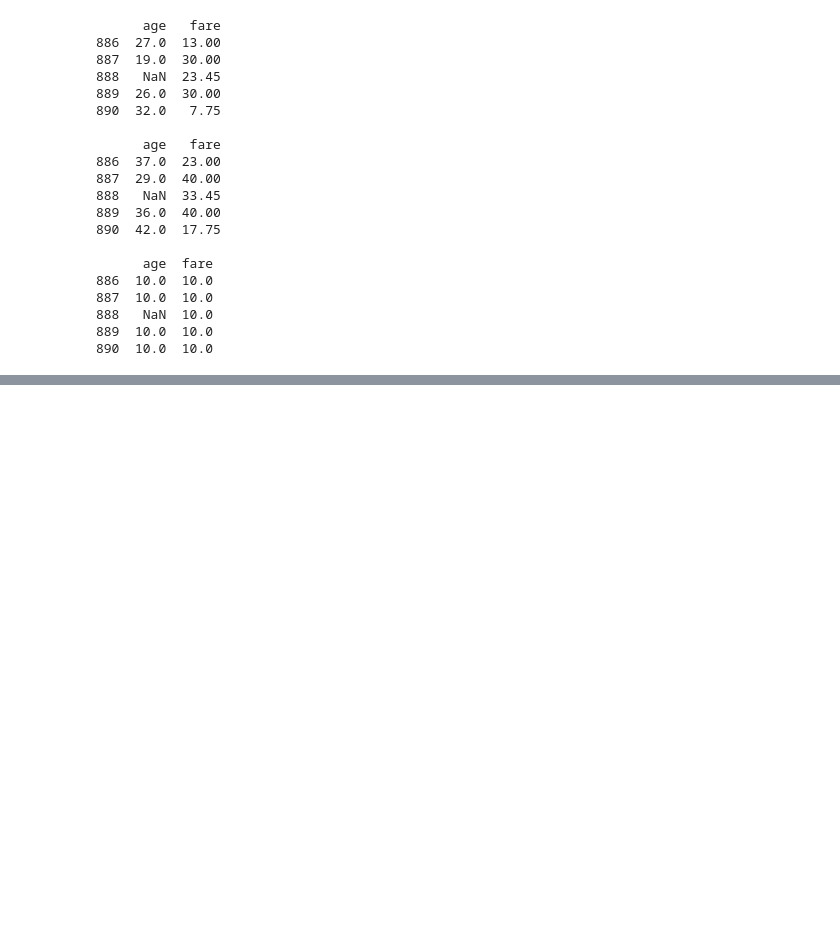
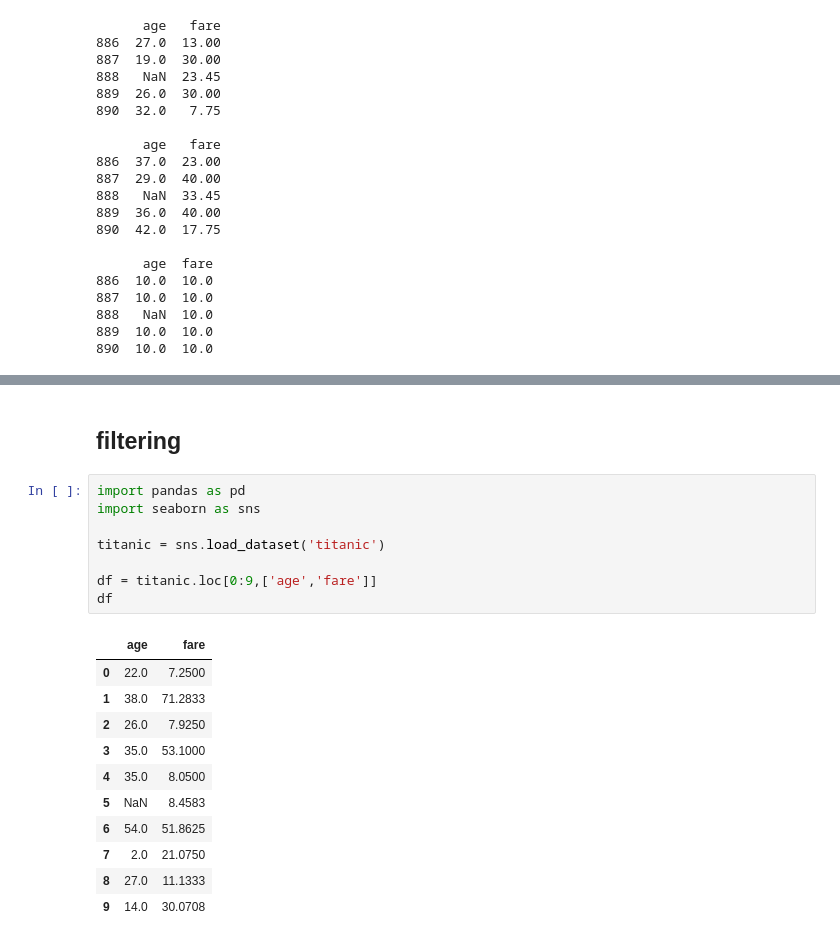
Before and after one commit to taehoony123/15-pandas, a Jupyter notebook: 04_산술연산.ipynb, the cells around one changed output, grey strips where cells are left out. Cells and saved outputs as stored; diff of their text form; blank space fills up the shorter version.

```diff
--- a/04_산술연산.ipynb
+++ b/04_산술연산.ipynb
@@ -274,0 +322,22 @@ print(sub.tail())
+# %% [markdown]
+## filtering
+# %%
+import pandas as pd
+import seaborn as sns
+
+titanic = sns.load_dataset('titanic')
+
+df = titanic.loc[0:9,['age','fare']]
+df
+# %% [output]
+|  | age | fare |
+| 0 | 22.0 | 7.2500 |
+| 1 | 38.0 | 71.2833 |
+| 2 | 26.0 | 7.9250 |
+| 3 | 35.0 | 53.1000 |
+| 4 | 35.0 | 8.0500 |
+| 5 | NaN | 8.4583 |
+| 6 | 54.0 | 51.8625 |
+| 7 | 2.0 | 21.0750 |
+| 8 | 27.0 | 11.1333 |
+| 9 | 14.0 | 30.0708 |
```
Also changed, not shown: parts of 7 cells of this notebook.
